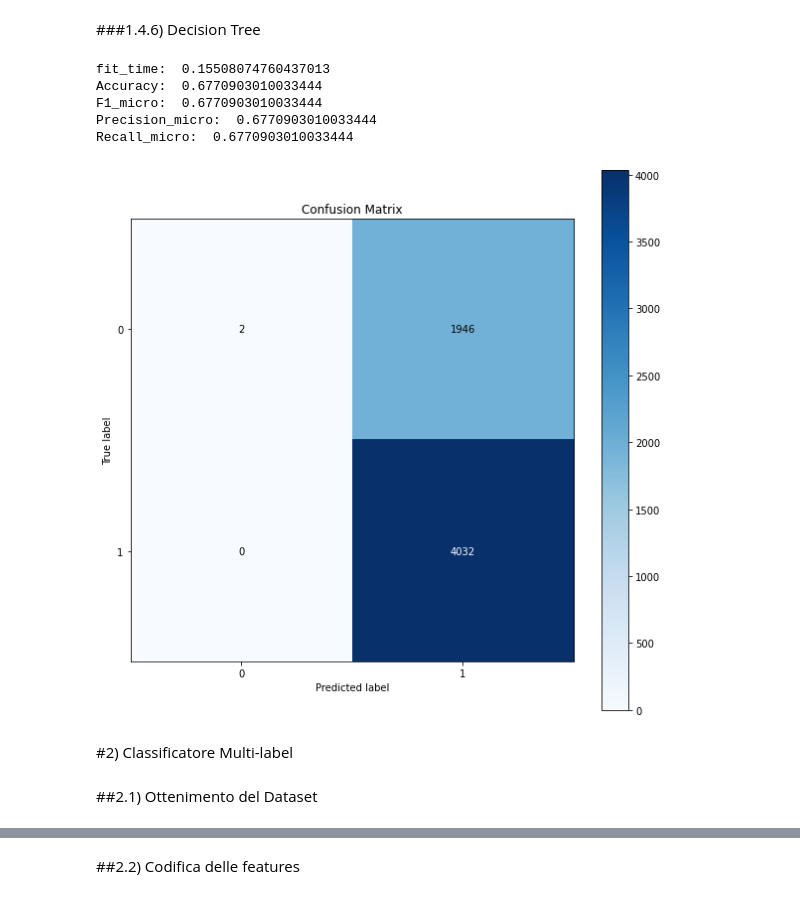
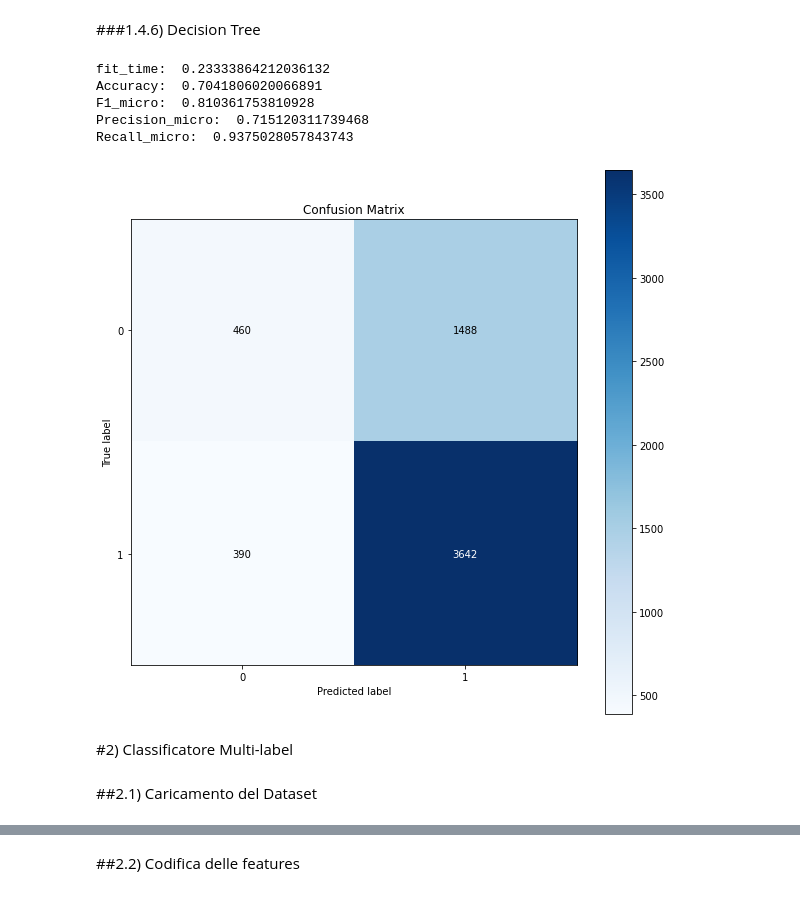
Before and after one commit to xDaryamo/NFR-Security-Extraction-Classification, a Jupyter notebook: NFR_Classification_Categorization_Tfidf.ipynb, the cells around one changed output, grey strips where cells are left out. Cells and saved outputs as stored; diff of their text form; code cells hidden in the pictures.

```diff
--- a/NFR_Classification_Categorization_Tfidf.ipynb
+++ b/NFR_Classification_Categorization_Tfidf.ipynb
@@ -444,36 +460,36 @@ Recall_micro:  0.7944816053511705
 # %% [markdown]
 ###1.4.6) Decision Tree
 # %%
-dt = DecisionTreeClassifier(max_features='log2',max_depth=6,criterion='gini',ccp_alpha=0.001)
+dt = DecisionTreeClassifier(max_features='sqrt',max_depth=7,criterion='entropy',ccp_alpha=0.001)
 
 scoring = {'accuracy': 'accuracy',
-           'f1': 'f1_micro',
-           'precision': 'precision_micro',
-           'recall': 'recall_micro'}
+           'f1': 'f1',
+           'precision': 'precision',
+           'recall': 'recall'}
 dt_scores = cross_validate(dt, X, y, scoring=scoring, cv=cv)
 print("fit_time: ",np.mean(dt_scores['fit_time']))
 print("Accuracy: ",np.mean(dt_scores['test_accuracy']))
 print("F1_micro: ",np.mean(dt_scores['test_f1']))
 print("Precision_micro: ",np.mean(dt_scores['test_precision']))
 print("Recall_micro: ",np.mean(dt_scores['test_recall']))
 
 predictions = cross_val_predict(dt, X, y,cv=cv)
 
 fig, ax = plt.subplots(figsize=(10, 10))
 
 ax2 = skplt.metrics.plot_confusion_matrix(y, predictions,cmap=plt.cm.Blues, ax=ax)
 plt.show()
 # %% [output]
-fit_time:  0.15508074760437013
-Accuracy:  0.6770903010033444
-F1_micro:  0.6770903010033444
-Precision_micro:  0.6770903010033444
-Recall_micro:  0.6770903010033444
+fit_time:  0.23333864212036132
+Accuracy:  0.7041806020066891
+F1_micro:  0.810361753810928
+Precision_micro:  0.715120311739468
+Recall_micro:  0.9375028057843743
-[figure, old version]
+[figure, new version]
 # %% [markdown]
 #2) Classificatore Multi-label
 # %% [markdown]
-##2.1) Ottenimento del Dataset
+##2.1) Caricamento del Dataset
 # %%
 root="https://raw.githubusercontent.com/xDaryamo/NFR-Security-Extraction-Classification/master/"
 
```
Also changed, not shown: parts of 33 cells of this notebook.
